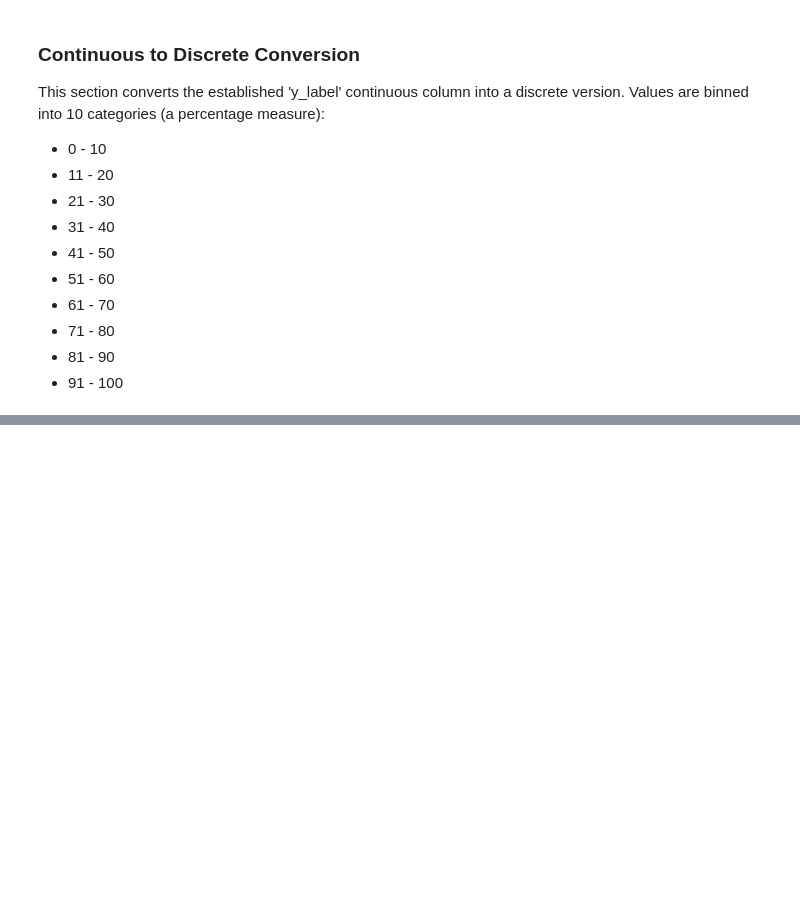
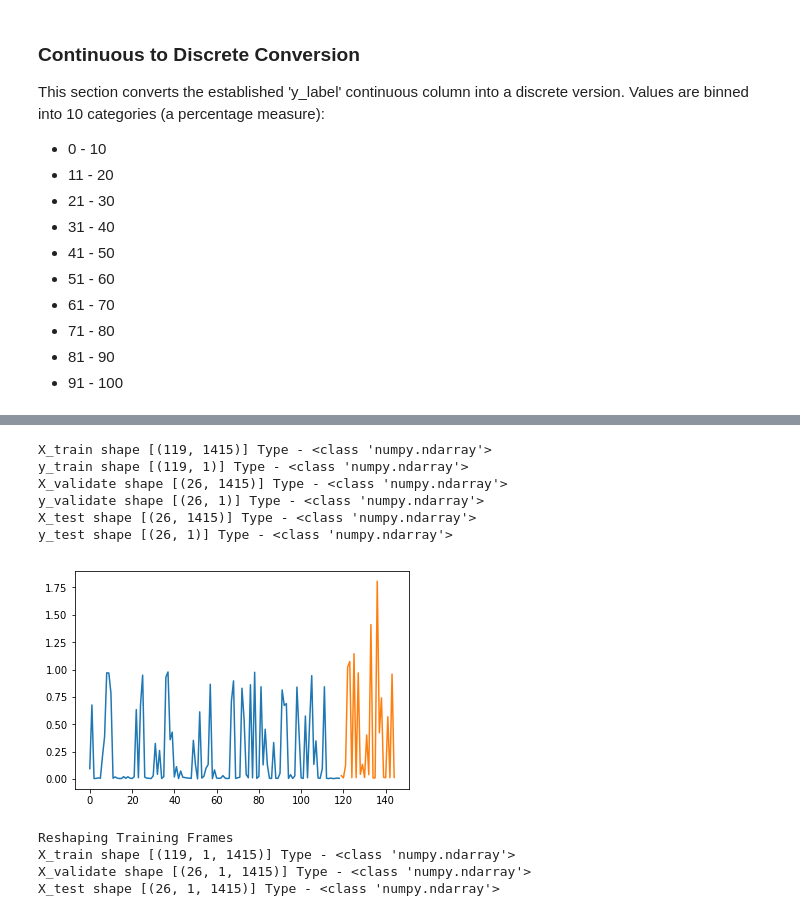
Before and after one commit to eldrad294/ICS5200, a Jupyter notebook: notebook/schedule/Schedule TPC-DS 1 Time Series Analysis.ipynb, the cells around one changed output, grey strips where cells are left out. Drawn from its saved outputs; the diff is of its cells as text; code cells hidden in the pictures; blank space fills up the shorter version.

```diff
--- a/notebook/schedule/Schedule TPC-DS 1 Time Series Analysis.ipynb
+++ b/notebook/schedule/Schedule TPC-DS 1 Time Series Analysis.ipynb
@@ -120,0 +194,2 @@ In addition, this step isolates the label column from the remainder of the featu
+# %%
+df.astype('float32', inplace=True)
@@ -120,0 +217,8 @@ In addition, this step isolates the label column from the remainder of the featu
+# %%
+scaler = MinMaxScaler(feature_range=(0, 1))
+df_normalized_values = scaler.fit_transform(df.values)
+#
+df = pd.DataFrame(data=df_normalized_values, columns=df.columns)
+del df_normalized_values
+print(str(df.shape))
+print(df.head())
@@ -242,0 +392,41 @@ y_validate shape [(52, 1)]
+# %%
+X_train, X_validate, y_train, y_validate = train_test_split(X_df, y_df, test_size=test_split)
+X_train = X_train.values
+y_train = y_train.values
+print("X_train shape [" + str(X_train.shape) + "] Type - " + str(type(X_train)))
+print("y_train shape [" + str(y_train.shape) + "] Type - " + str(type(y_train)))
+#
+X_validate, X_test, y_validate, y_test = train_test_split(X_validate, y_validate, test_size=.5)
+X_validate = X_validate.values
+X_test = X_test.values
+y_validate = y_validate.values
+y_test = y_test.values
+print("X_validate shape [" + str(X_validate.shape) + "] Type - " + str(type(X_validate)))
+print("y_validate shape [" + str(y_validate.shape) + "] Type - " + str(type(y_validate)))
+print("X_test shape [" + str(X_test.shape) + "] Type - " + str(type(X_test)))
+print("y_test shape [" + str(y_test.shape) + "] Type - " + str(type(y_test)))
+#
+# Plotting label over time for train, test
+plt.plot(y_train)
+plt.plot([None for i in y_train] + [x for x in y_validate + y_test])
+plt.show()
+#
+X_train = X_train.reshape((X_train.shape[0], 1, X_train.shape[1]))
+X_validate = X_validate.reshape((X_validate.shape[0], 1, X_validate.shape[1]))
+X_test = X_test.reshape((X_test.shape[0], 1, X_test.shape[1]))
+print('\nReshaping Training Frames')
+print("X_train shape [" + str(X_train.shape) + "] Type - " + str(type(X_train)))
+print("X_validate shape [" + str(X_validate.shape) + "] Type - " + str(type(X_validate)))
+print("X_test shape [" + str(X_test.shape) + "] Type - " + str(type(X_test)))
+# %% [output]
+X_train shape [(119, 1415)] Type - <class 'numpy.ndarray'>
+y_train shape [(119, 1)] Type - <class 'numpy.ndarray'>
+X_validate shape [(26, 1415)] Type - <class 'numpy.ndarray'>
+y_validate shape [(26, 1)] Type - <class 'numpy.ndarray'>
+X_test shape [(26, 1415)] Type - <class 'numpy.ndarray'>
+y_test shape [(26, 1)] Type - <class 'numpy.ndarray'>
+[figure, added]
+Reshaping Training Frames
+X_train shape [(119, 1, 1415)] Type - <class 'numpy.ndarray'>
+X_validate shape [(26, 1, 1415)] Type - <class 'numpy.ndarray'>
+X_test shape [(26, 1, 1415)] Type - <class 'numpy.ndarray'>
```
Also changed, not shown: parts of 28 cells of this notebook.
